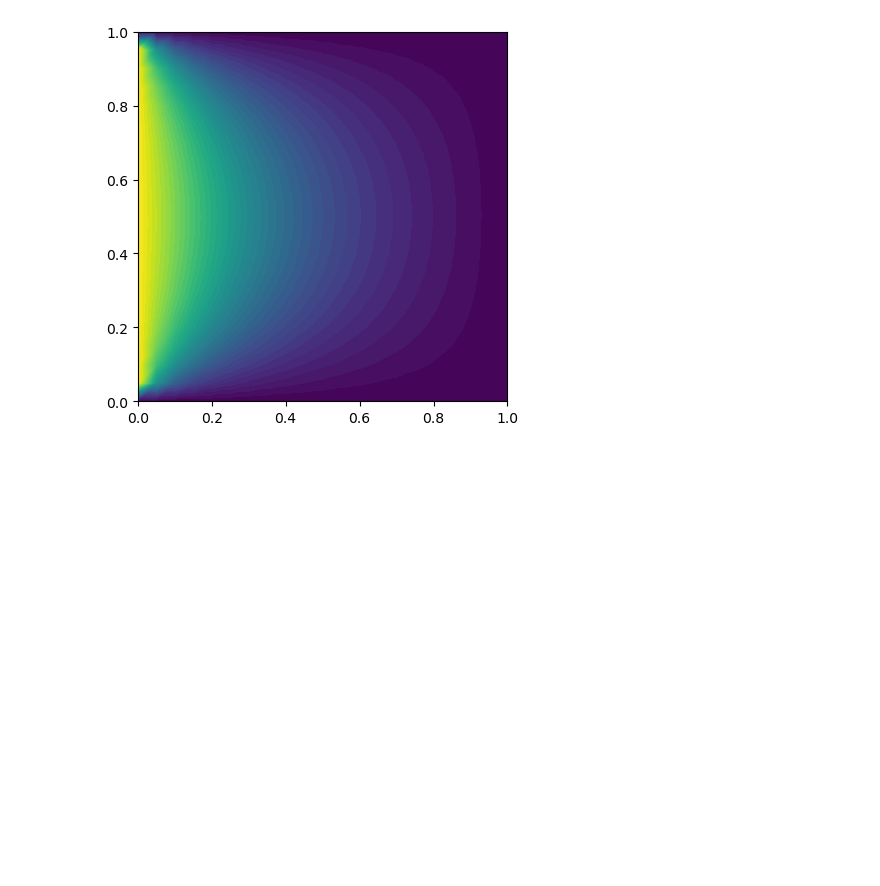
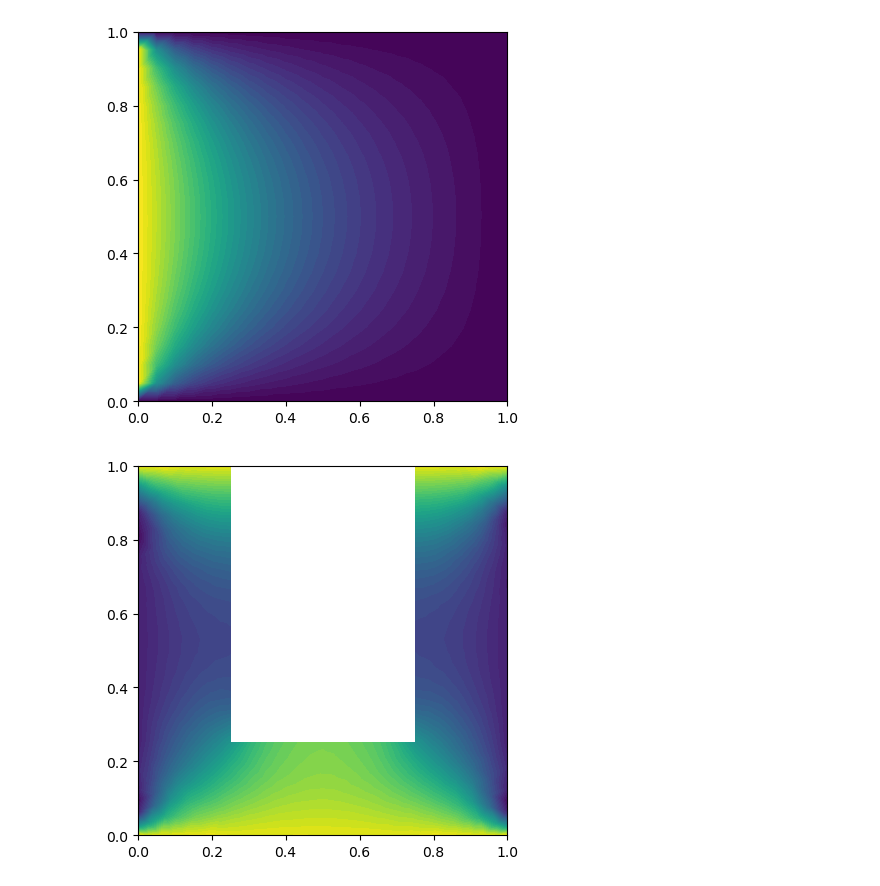
Before and after one commit to stephen-huan/10708-project, a Jupyter notebook: anthony.ipynb, the cells around one changed output. Cells and saved outputs as stored; diff of their text form; code cells hidden in the pictures; blank space fills up the shorter version.

```diff
--- a/anthony.ipynb
+++ b/anthony.ipynb
@@ -379 +409,5 @@ def plot_mesh_2(u, coords, eps=0.2):
+# %%
+plot_mesh_3(u_np, coord_map) # for U shape, need to define outline to ensure no plotting in middle region
+# %% [output]
+[figure, added]
 # %%
```
Also changed, not shown: parts of 5 cells of this notebook.
